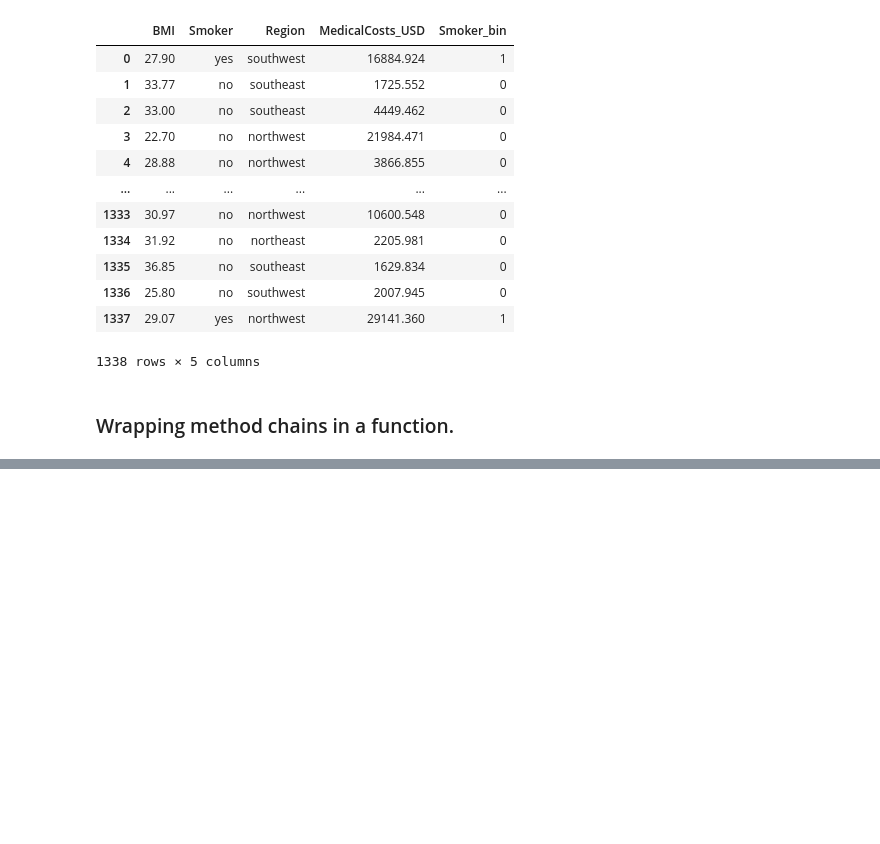
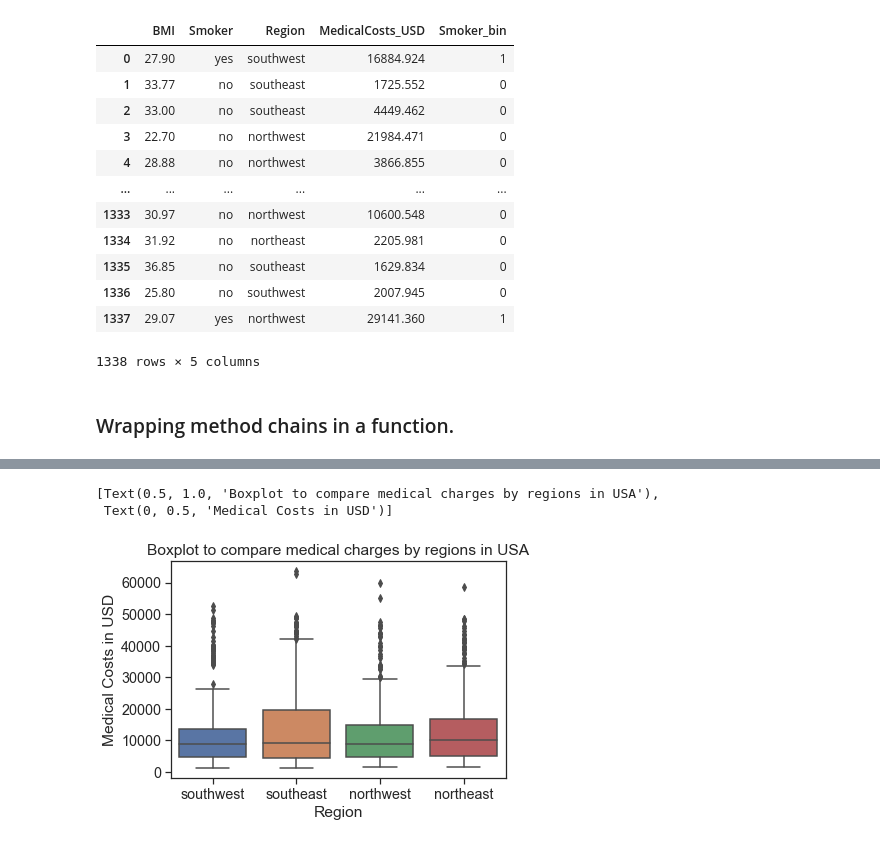
Before and after one commit to data301-2021-summer2/group29-project, a Jupyter notebook: analysis/Ishita Gupta/Milestone2.ipynb, the cells around one changed output, grey strips where cells are left out. Cells and saved outputs as stored; diff of their text form; code cells hidden in the pictures; blank space fills up the shorter version.

```diff
--- a/analysis/Ishita Gupta/Milestone2.ipynb
+++ b/analysis/Ishita Gupta/Milestone2.ipynb
@@ -112,0 +240,6 @@ def load_and_process(dataSet):
+# %%
+sns.boxplot(data = df, x="Region", y="MedicalCosts_USD").set(title='Boxplot to compare medical charges by regions in USA', ylabel='Medical Costs in USD')
+# %% [output]
+[Text(0.5, 1.0, 'Boxplot to compare medical charges by regions in USA'),
+ Text(0, 0.5, 'Medical Costs in USD')]
+[figure, added]
```
Also changed, not shown: parts of 31 cells of this notebook, 2 other files.
